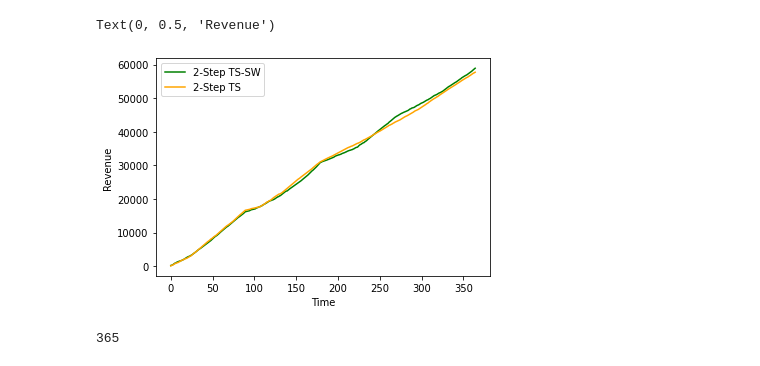
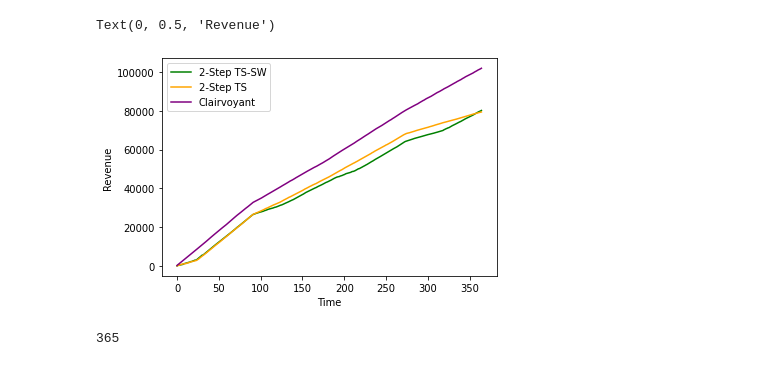
Before and after one commit to AliceCasali/Data_Intelligence_Application, a Jupyter notebook: step7-abruptchange.ipynb, the cells around one changed output. Saved outputs shown, nothing was run; the diff lists cells and outputs as text; code cells hidden in the pictures.

Commit message:
step7 with clairvoyant

```diff
--- a/step7-abruptchange.ipynb
+++ b/step7-abruptchange.ipynb
@@ -28,3 +30,12 @@ shop_ts.set_assignment_learner_sw('TS', n_matching_arms, frame_size=frame_size,
 # %%
 generated_promo_ratios = np.array([0.4, 0.25, 0.2, 0.15])
 max_ind_reward = max(env.prices1) + max(env.prices2)
+# %%
+"""#get clairvoyants for each phase
+shop_c.set_expected_customers(np.array([25, 25, 25, 25]))
+cec = shop_c.get_customer_list()
+cep = shop_c.get_promo_list(generated_promo_ratios)
+
+c_prices, cpf = shop_c.get_clairvoyants_by_phase(cec, cep, len(env.prices1), len(env.prices2), env.n_phases, price_arms)
+
+"""
@@ -37,16 +95,6 @@ customers_em = np.array([0, 0, 0, 0])
 customers_ie = np.array([25, 25, 25, 25])
 
 for day in range(days):
-    if day % 90 == 0:
-        env.get_new_conversion_rates()
-        shop_ts.set_conv_rate(env.true_conv1, env.true_conv2)
-        shop_c.set_conv_rate(env.true_conv1, env.true_conv2)
-        """print("TERM", day/90)
-        print(shop_ts.conv1)
-        print(shop_ts.conv2)
-        print("****************")"""
-        # set clairvoyant
-
     if day == 0:
         shop_ts.set_expected_customers(customers_ie)
     else:
@@ -95,23 +143,32 @@ for day in range(days):
 
     c_count = 0
 
+    phase = env.get_phase(days) % env.n_phases
+
     for cust in customers:
 
         selected_promo_ts = np.random.choice([0, 1, 2, 3], 1, p=promo_fractions_ts[cust])
         selected_promo_ts_sw = np.random.choice([0, 1, 2, 3], 1, p=promo_fractions_ts_sw[cust])
+        selected_promo_c = np.random.choice([0, 1, 2, 3], 1, p=clairvoyant_promo_fractions[phase][cust])
 
-        ts_buy1 = env.round1(cust, price1_ts)
+        ts_buy1 = env.round1(cust, price1_ts, days)
         ts_buy2 = 0
         if ts_buy1:
-            ts_buy2 = env.round2(cust, selected_promo_ts, price2_ts)
+            ts_buy2 = env.round2(cust, selected_promo_ts, price2_ts, days)
 
-        ts_sw_buy1 = env.round1(cust, price1_ts_sw)
+        c_buy1 = env.round1(cust, clairvoyant_p1s[phase], days)
+        c_buy2 = 0
+        if c_buy1:
+            c_buy2 = env.round2(cust, selected_promo_c, clairvoyant_p2s[phase], days)
+
+        ts_sw_buy1 = env.round1(cust, price1_ts_sw, days)
         ts_sw_buy2 = 0
         if ts_sw_buy1:
-            ts_sw_buy2 = env.round2(cust, selected_promo_ts_sw, price2_ts_sw)
+            ts_sw_buy2 = env.round2(cust, selected_promo_ts_sw, price2_ts_sw, days)
 
         ts_ind_reward = ts_buy1*price1_ts + ts_buy2*price2_ts*(1-shop_ts.discounts[selected_promo_ts])
         ts_sw_ind_reward = ts_sw_buy1*price1_ts_sw + ts_sw_buy2*price2_ts_sw*(1-shop_ts.discounts[selected_promo_ts_sw])
+        c_ind_reward = c_buy1*clairvoyant_p1s[phase] + c_buy2*clairvoyant_p2s[phase]*(1-shop_c.discounts[selected_promo_c])
 
         norm_ts_ind_reward = ts_ind_reward / max_ind_reward
         norm_ts_sw_ind_reward = ts_sw_ind_reward / max_ind_reward
@@ -130,6 +187,7 @@ for day in range(days):
 
         revenue_ts.append(ts_ind_reward)
         revenue_ts_sw.append(ts_sw_ind_reward)
+        revenue_c.append(c_ind_reward)
 
     pl_day_to_del, pl_rew_dl, pl_n_del, pl_bp0, pl_bp1 = shop_ts.price_learner_sw.end_of_day(day)
     al_day_to_del, al_rew_dl, al_n_del, al_bp0, al_bp1 = shop_ts.assignment_learner_sw.end_of_day(day)
@@ -144,3 +202,4 @@ for day in range(days):
 
     ts_rewards_per_day.append(np.mean(revenue_ts))
     ts_sw_rewards_per_day.append(np.mean(revenue_ts_sw))
+    c_rewards_per_day.append(np.mean(revenue_c))
@@ -165,17 +206,17 @@ SW Pulled Arm:
 # %%
 import matplotlib.pyplot as plt
 plt.plot(np.cumsum(ts_sw_rewards_per_day), color='green', label='2-Step TS-SW')
 plt.plot(np.cumsum(ts_rewards_per_day), color='orange', label='2-Step TS')
-#plt.plot(np.cumsum(small_ts_rewards_per_class_per_day), color='purple', label='3-Learner TS')
+plt.plot(np.cumsum(c_rewards_per_day), color='purple', label='Clairvoyant')
 #plt.plot(np.cumsum(ts_rewards_per_class_per_day), color='red', label='2-step TS')
 #plt.plot(np.cumsum(big_ts_rewards_per_class_per_day), color='blue', label='Big TS')
 
 plt.legend()
 plt.xlabel('Time')
 plt.ylabel('Revenue')
 # %% [output]
 Text(0, 0.5, 'Revenue')
-[figure, old version]
+[figure, new version]
 # %%
 len(shop_ts.assignment_learner_sw.collected_rewards[40])
 # %% [output]
```
Also changed, not shown: parts of 6 cells of this notebook, 2 other files.
